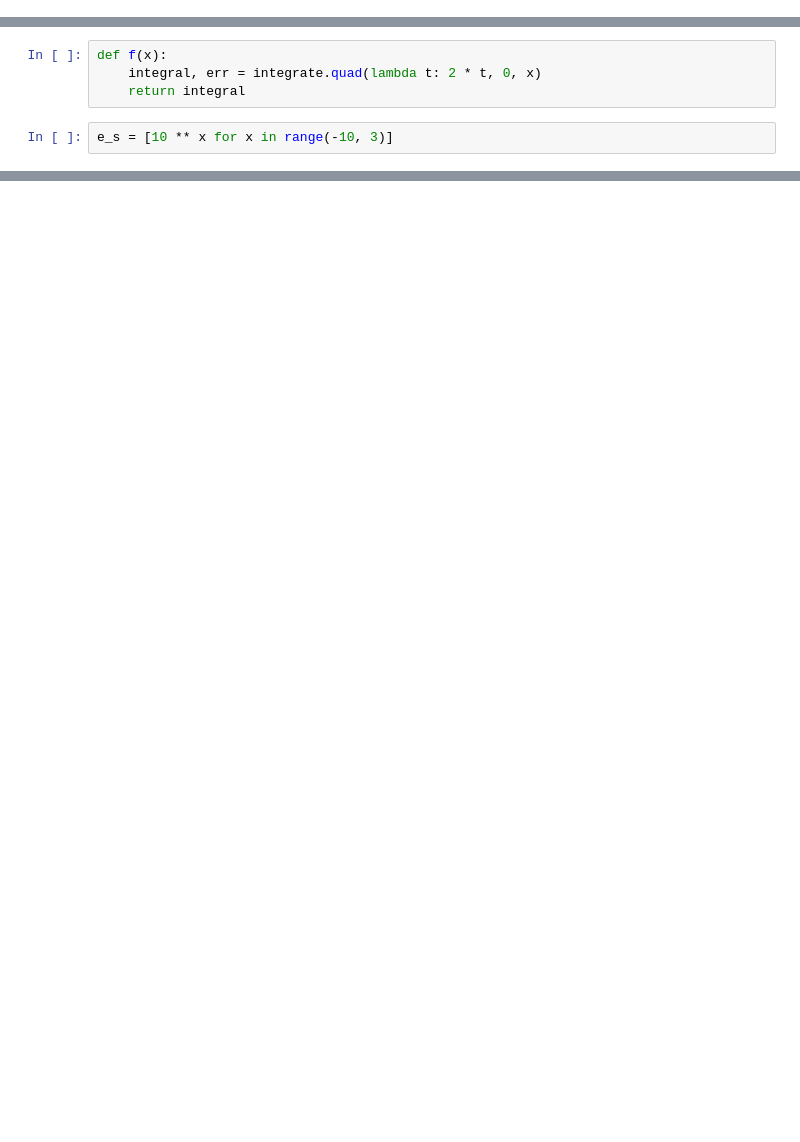
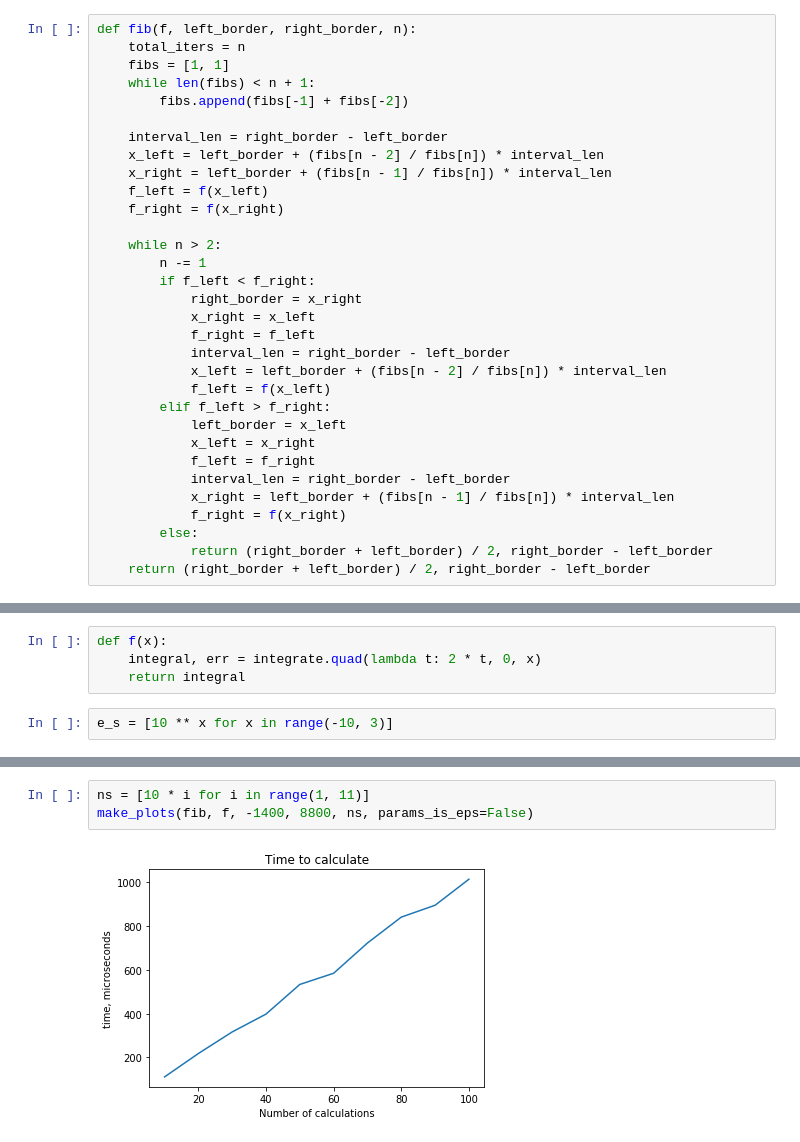
Before and after one commit to KokorinIlya/optimization_methods, a Jupyter notebook: HW1/Kokorin.ipynb, the cells around one changed output, grey strips where cells are left out. Cells and saved outputs as stored; diff of their text form; blank space fills up the shorter version.

```diff
--- a/HW1/Kokorin.ipynb
+++ b/HW1/Kokorin.ipynb
@@ -60,3 +57,35 @@ def fib(f, left_border, right_border, n):
+# %%
+def fib(f, left_border, right_border, n):
+    total_iters = n
+    fibs = [1, 1]
+    while len(fibs) < n + 1:
+        fibs.append(fibs[-1] + fibs[-2])
+
+    interval_len = right_border - left_border
+    x_left = left_border + (fibs[n - 2] / fibs[n]) * interval_len
+    x_right = left_border + (fibs[n - 1] / fibs[n]) * interval_len
+    f_left = f(x_left)
+    f_right = f(x_right)
+
+    while n > 2:
+        n -= 1
+        if f_left < f_right:
+            right_border = x_right
+            x_right = x_left
+            f_right = f_left
+            interval_len = right_border - left_border
+            x_left = left_border + (fibs[n - 2] / fibs[n]) * interval_len
+            f_left = f(x_left)
+        elif f_left > f_right:
+            left_border = x_left
+            x_left = x_right
+            f_left = f_right
+            interval_len = right_border - left_border
+            x_right = left_border + (fibs[n - 1] / fibs[n]) * interval_len
+            f_right = f(x_right)
+        else:
+            return (right_border + left_border) / 2, right_border - left_border
+    return (right_border + left_border) / 2, right_border - left_border
 # %%
 def make_plots(method, f, left_border, right_border, params, retry_count=1000, params_is_eps=True):
     time = []
@@ -132,2 +161,7 @@ make_plots(golden, f, -1400, 8800, e_s, params_is_eps=True)
 [figure]
 [figure]
+# %%
+ns = [10 * i for i in range(1, 11)]
+make_plots(fib, f, -1400, 8800, ns, params_is_eps=False)
+# %% [output]
+[figure, added]
```
Also changed, not shown: parts of 5 cells of this notebook.
